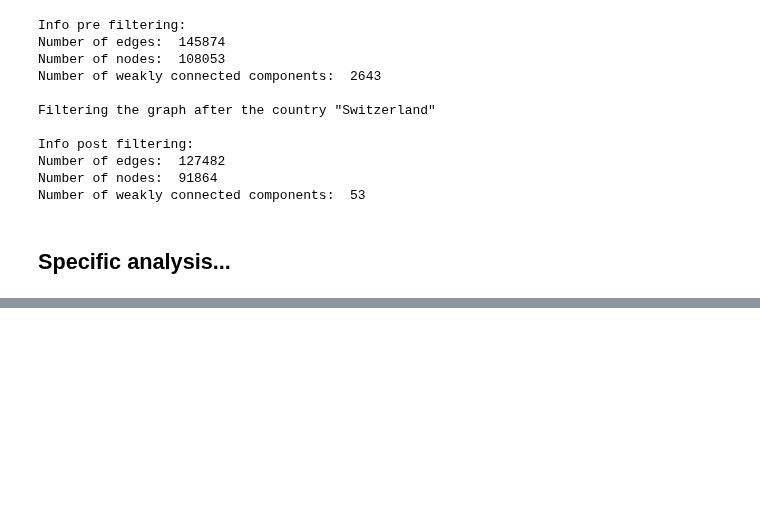
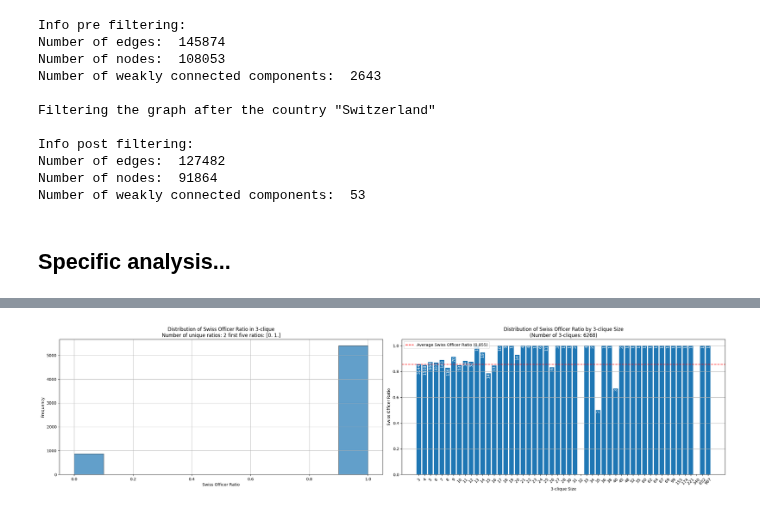
Before and after one commit to gabrieltorresgamez/fhnw-san-project, a Jupyter notebook: 99-Swiss officer ratios.ipynb, the cells around one changed output, grey strips where cells are left out. Saved outputs shown, nothing was run; the diff lists cells and outputs as text; code cells hidden in the pictures; blank space fills up the shorter version.

```diff
--- a/99-Swiss officer ratios.ipynb
+++ b/99-Swiss officer ratios.ipynb
@@ -253,0 +253,5 @@ So entities don't connect officers in a way to create multinational cliques.
+# %%
+n = 3  # Example value for n
+plot_swiss_officer_ratios_by_group(new_officers_graph, G_swiss, lambda G: k_clique_communities(G, n), f'{n}-clique')
+# %% [output]
+[figure, added]
```
Also changed, not shown: parts of 15 cells of this notebook.
